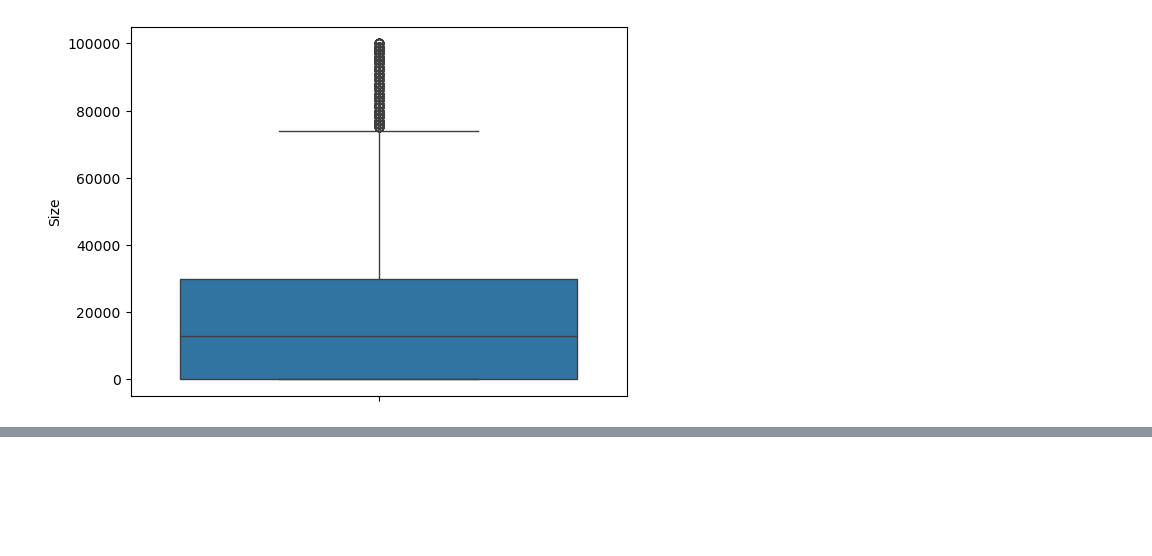
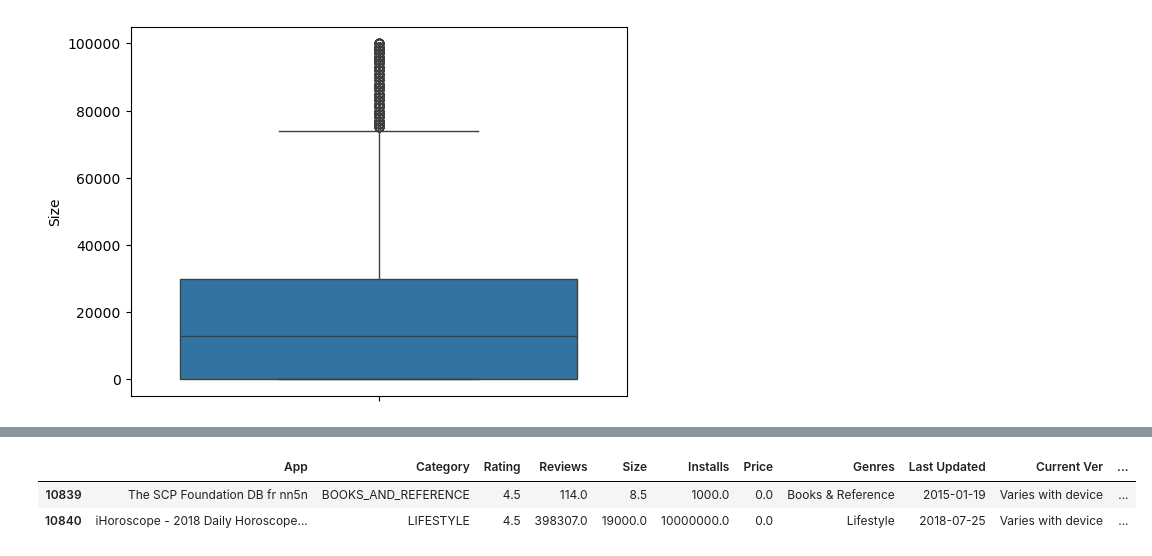
Before and after one commit to Bhardwaj-Ayush/DataScience, a Jupyter notebook: 25.EDA_Projects/2.EDA_Playstore.ipynb, the cells around one changed output, grey strips where cells are left out. Drawn from its saved outputs; the diff is of its cells as text; code cells hidden in the pictures; blank space fills up the shorter version.

```diff
--- a/25.EDA_Projects/2.EDA_Playstore.ipynb
+++ b/25.EDA_Projects/2.EDA_Playstore.ipynb
@@ -474,0 +622,3 @@ sns.boxplot(df['Size'])
+# %%
+df['Android Ver']= df['Android Ver'].fillna(df['Android Ver'].mode()[0])
+df.isnull().sum()
@@ -474,0 +641,6 @@ sns.boxplot(df['Size'])
+# %%
+df[~df['Type_Free'].notna()]
+# %% [output]
+|  | App | Category | Rating | Reviews | Size | Installs | Price | Genres | Last Updated | Current Ver | ... |
+| 10839 | The SCP Foundation DB fr nn5n | BOOKS_AND_REFERENCE | 4.5 | 114.0 | 8.5 | 1000.0 | 0.0 | Books & Reference | 2015-01-19 | Varies with device | ... |
+| 10840 | iHoroscope - 2018 Daily Horoscope... | LIFESTYLE | 4.5 | 398307.0 | 19000.0 | 10000000.0 | 0.0 | Lifestyle | 2018-07-25 | Varies with device | ... |
```
Also changed, not shown: parts of 28 cells of this notebook, 1 other file.
